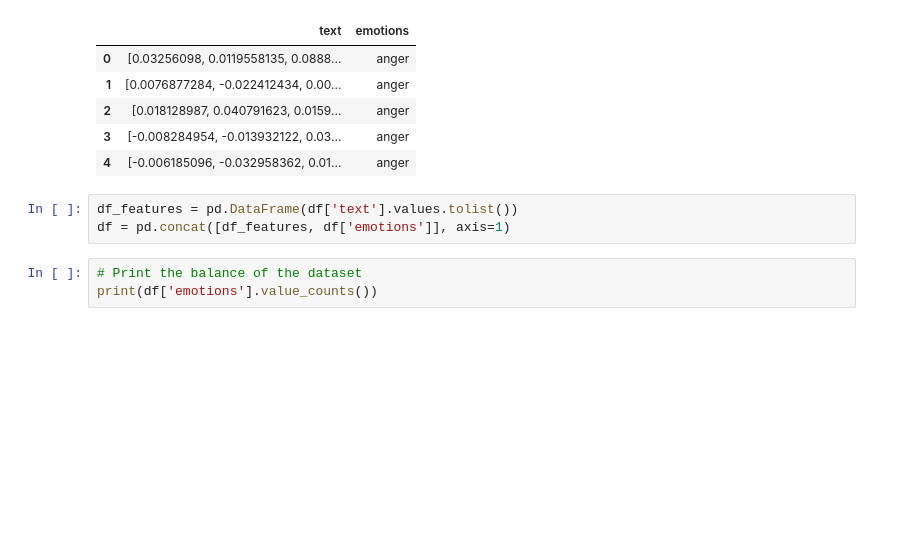
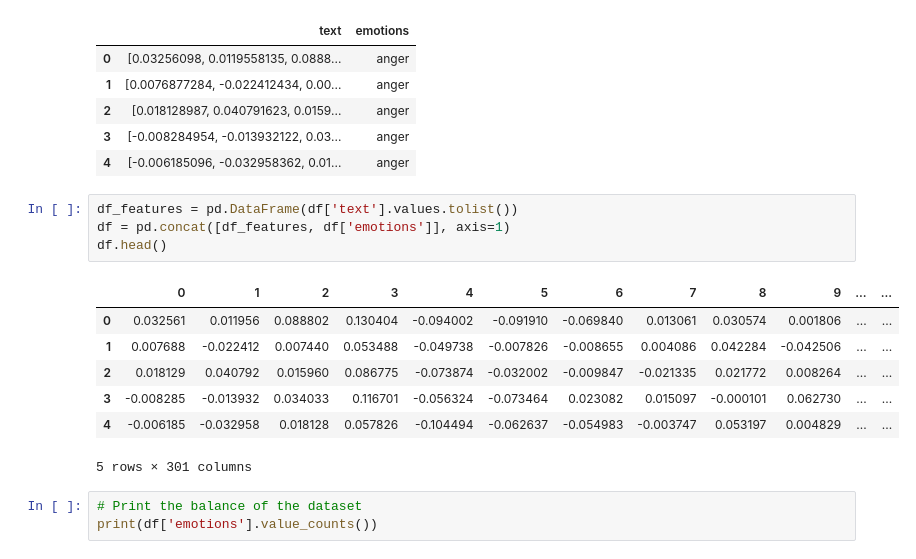
Before and after one commit to m21ark/pln, a Jupyter notebook: 4_models.ipynb, the cells around one changed output. Saved outputs shown, nothing was run; the diff lists cells and outputs as text; blank space fills up the shorter version.

```diff
--- a/4_models.ipynb
+++ b/4_models.ipynb
@@ -131,6 +131,15 @@ df.head()
 # %%
 df_features = pd.DataFrame(df['text'].values.tolist())
 df = pd.concat([df_features, df['emotions']], axis=1)
+df.head()
+# %% [output]
+|  | 0 | 1 | 2 | 3 | 4 | 5 | 6 | 7 | 8 | 9 | ... | ... |
+| 0 | 0.032561 | 0.011956 | 0.088802 | 0.130404 | -0.094002 | -0.091910 | -0.069840 | 0.013061 | 0.030574 | 0.001806 | ... | ... |
+| 1 | 0.007688 | -0.022412 | 0.007440 | 0.053488 | -0.049738 | -0.007826 | -0.008655 | 0.004086 | 0.042284 | -0.042506 | ... | ... |
+| 2 | 0.018129 | 0.040792 | 0.015960 | 0.086775 | -0.073874 | -0.032002 | -0.009847 | -0.021335 | 0.021772 | 0.008264 | ... | ... |
+| 3 | -0.008285 | -0.013932 | 0.034033 | 0.116701 | -0.056324 | -0.073464 | 0.023082 | 0.015097 | -0.000101 | 0.062730 | ... | ... |
+| 4 | -0.006185 | -0.032958 | 0.018128 | 0.057826 | -0.104494 | -0.062637 | -0.054983 | -0.003747 | 0.053197 | 0.004829 | ... | ... |
+5 rows × 301 columns
 # %%
 # Print the balance of the dataset
 print(df['emotions'].value_counts())
```
Also changed, not shown: parts of 1 cell of this notebook.
